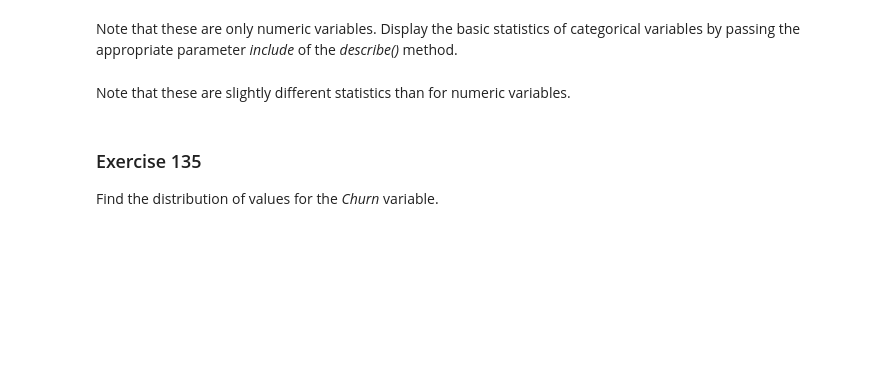
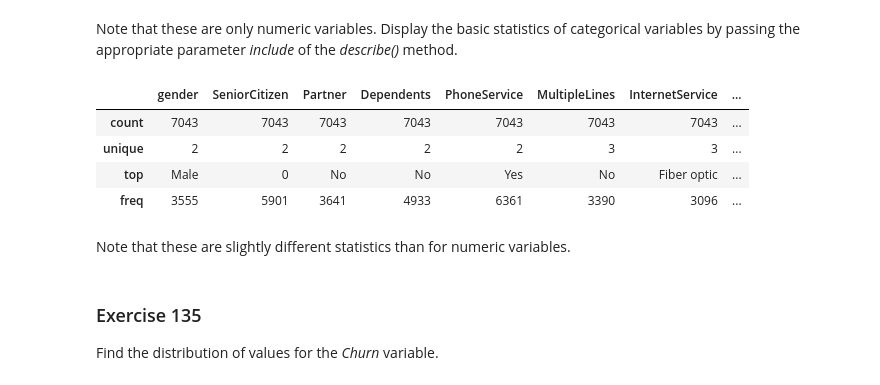
Before and after one commit to Olamyyde/test-colab, a Jupyter notebook: 131_140_exercises.ipynb, the cells around one changed output. Drawn from its saved outputs; the diff is of its cells as text; code cells hidden in the pictures; blank space fills up the shorter version.

```diff
--- a/131_140_exercises.ipynb
+++ b/131_140_exercises.ipynb
@@ -162,6 +226,13 @@ Use the _describe()_ method to display basic statistics for the _df_ object.
 Note that these are only numeric variables. Display the basic statistics of categorical variables by passing the appropriate parameter _include_ of the _describe()_ method.
 # %%
 # enter solution here
+df.describe(include=['category'])
+# %% [output]
+|  | gender | SeniorCitizen | Partner | Dependents | PhoneService | MultipleLines | InternetService | ... |
+| count | 7043 | 7043 | 7043 | 7043 | 7043 | 7043 | 7043 | ... |
+| unique | 2 | 2 | 2 | 2 | 2 | 3 | 3 | ... |
+| top | Male | 0 | No | No | Yes | No | Fiber optic | ... |
+| freq | 3555 | 5901 | 3641 | 4933 | 6361 | 3390 | 3096 | ... |
 # %% [markdown]
 Note that these are slightly different statistics than for numeric variables.
 # %% [markdown]
```
Also changed, not shown: parts of 18 cells of this notebook.
